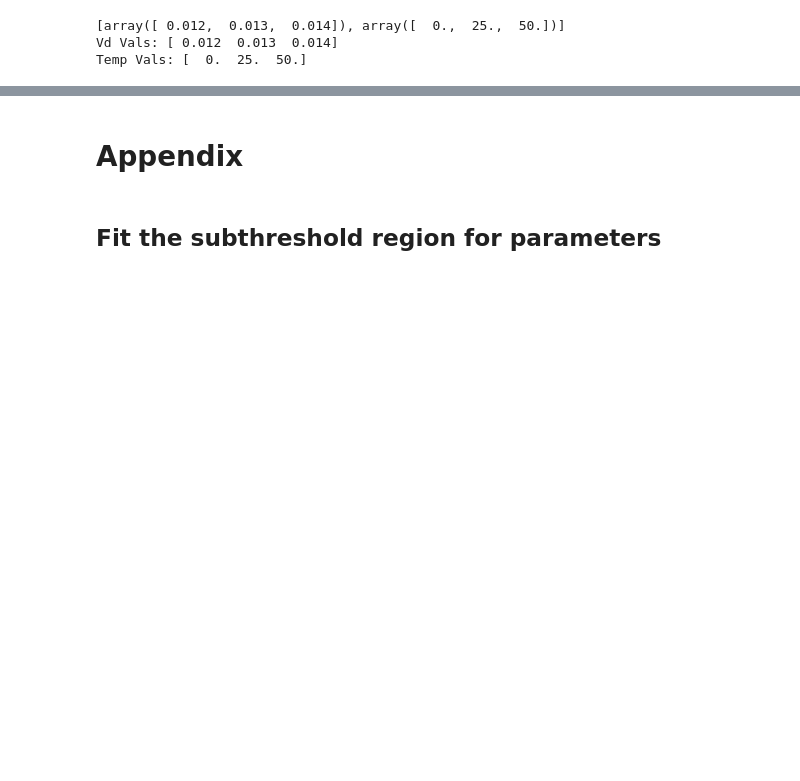
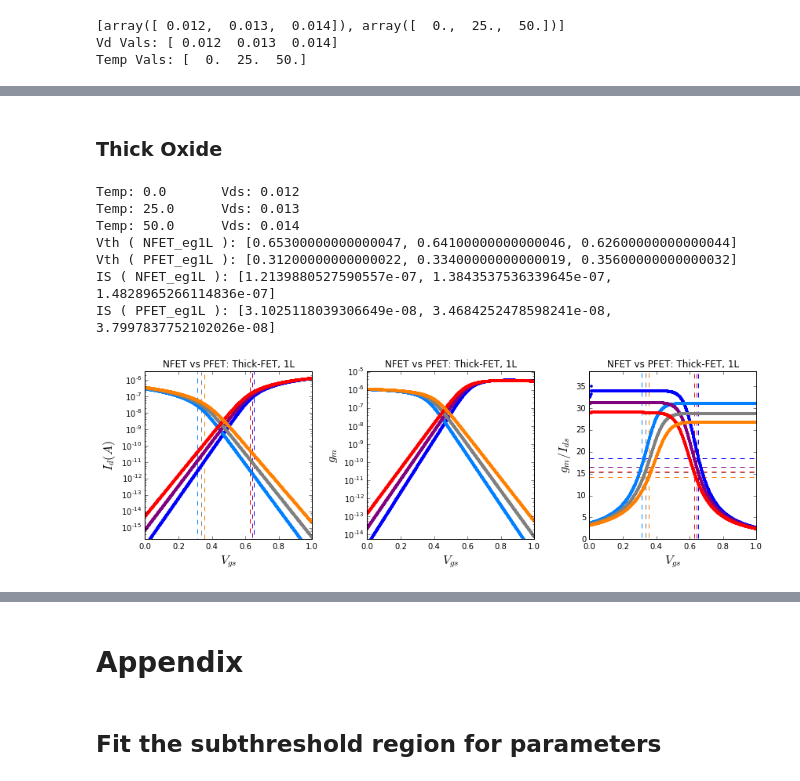
Before and after one commit to twinoza/TwinPyNB, a Jupyter notebook: FETCharacterization/NFET_ParamExtract.ipynb, the cells around one changed output, grey strips where cells are left out. Cells and saved outputs as stored; diff of their text form; code cells hidden in the pictures; blank space fills up the shorter version.

```diff
--- a/FETCharacterization/NFET_ParamExtract.ipynb
+++ b/FETCharacterization/NFET_ParamExtract.ipynb
@@ -27,8 +31,8 @@ def readFile(filePath):
 # A function that allows the end-user to specify the type of plot he/she wants
 # to retrieve by various parameters.  Essentially, this is a wrapper on the
 # readFile function above.
-def getData(folderRoot, FETType="NFET_eg1L", CurveType="IdsVgs", vdsVal="_Vds0.1"):
-    fN = folderRoot + FETType + "_" + CurveType + "Curve" + vdsVal + ".csv"
+def getData(folderRoot, FETType="NFET_eg1L", CurveType="IdsVgs", IDVal="_Vds0.1"):
+    fN = folderRoot + FETType + "_" + CurveType + "_" + IDVal + ".csv"
     xVals, yVals = readFile(fN)
     return xVals, yVals
 
@@ -167,5 +243,6 @@ def plotEarlyVTheory(Vds, Ms, Bs, minX=-30.):
 # %%
 folderRoot = "/home/noza/work/Braindrop/CDB/BDTests/NFET_test/IV_Sim_Results/ParamExtract/"
+folderRoot_P = "/home/noza/work/Braindrop/CDB/BDTests/PFET_test/IV_Sim_Results/ExtractParams/"
 
 #paramFileName = folderRoot + "ParamAnalysisVals_VgSweep.csv"
 #with open(paramFileName) as pfn:
@@ -305,0 +294,17 @@ IS_eg1L:  [array([[  1.02307190e-07]]), array([[  1.59399470e-07]]), array([[  2
+# %% [markdown]
+### Thick Oxide
+# %%
+figsize(12,4)
+Vths_N_eg1L, IS_N_eg1L, Vths_P_eg1L, IS_P_eg1L = compareFETs(("NFET_eg1L", "PFET_eg1L"),
+            (folderRoot, folderRoot_P),
+            "NFET vs PFET: Thick-FET, 1L",
+            curveType="IdsVgsCurve")
+# %% [output]
+Temp: 0.0       Vds: 0.012
+Temp: 25.0      Vds: 0.013
+Temp: 50.0      Vds: 0.014
+Vth ( NFET_eg1L ): [0.65300000000000047, 0.64100000000000046, 0.62600000000000044]
+Vth ( PFET_eg1L ): [0.31200000000000022, 0.33400000000000019, 0.35600000000000032]
+IS ( NFET_eg1L ): [1.2139880527590557e-07, 1.3843537536339645e-07, 1.4828965266114836e-07]
+IS ( PFET_eg1L ): [3.1025118039306649e-08, 3.4684252478598241e-08, 3.7997837752102026e-08]
+[figure, added]
```
Also changed, not shown: parts of 31 cells of this notebook, 1 other file.
